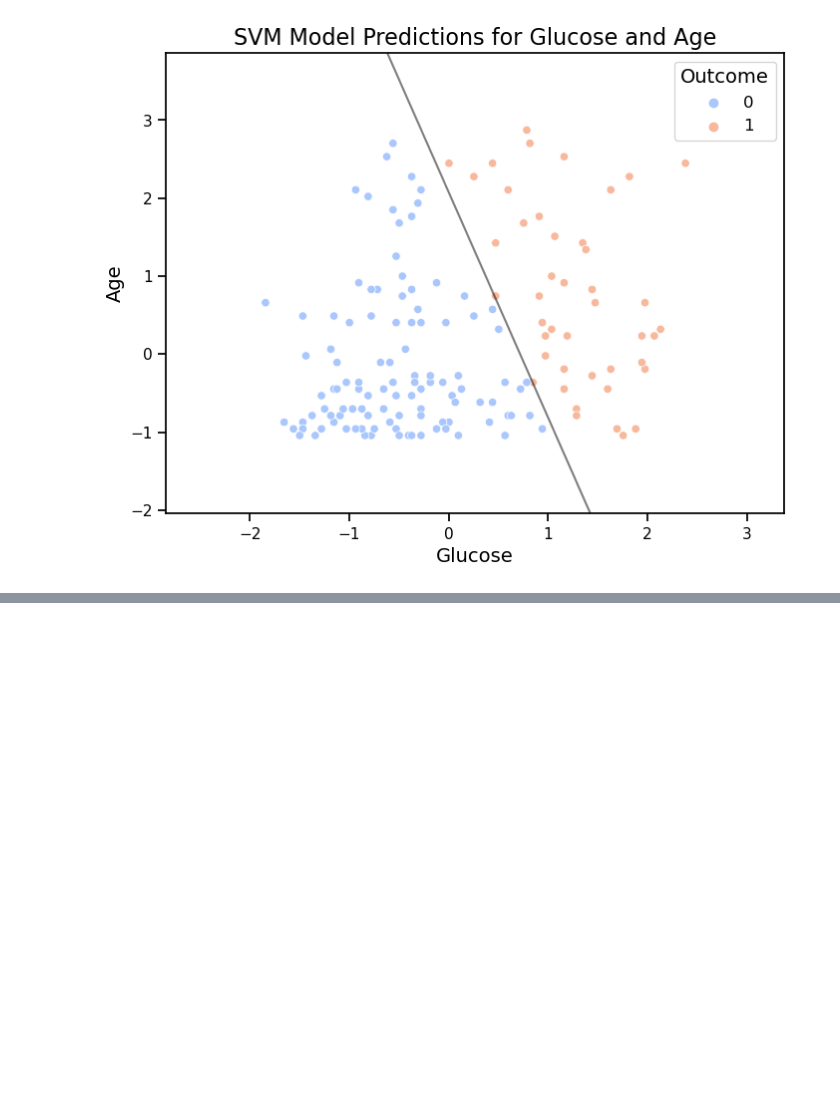
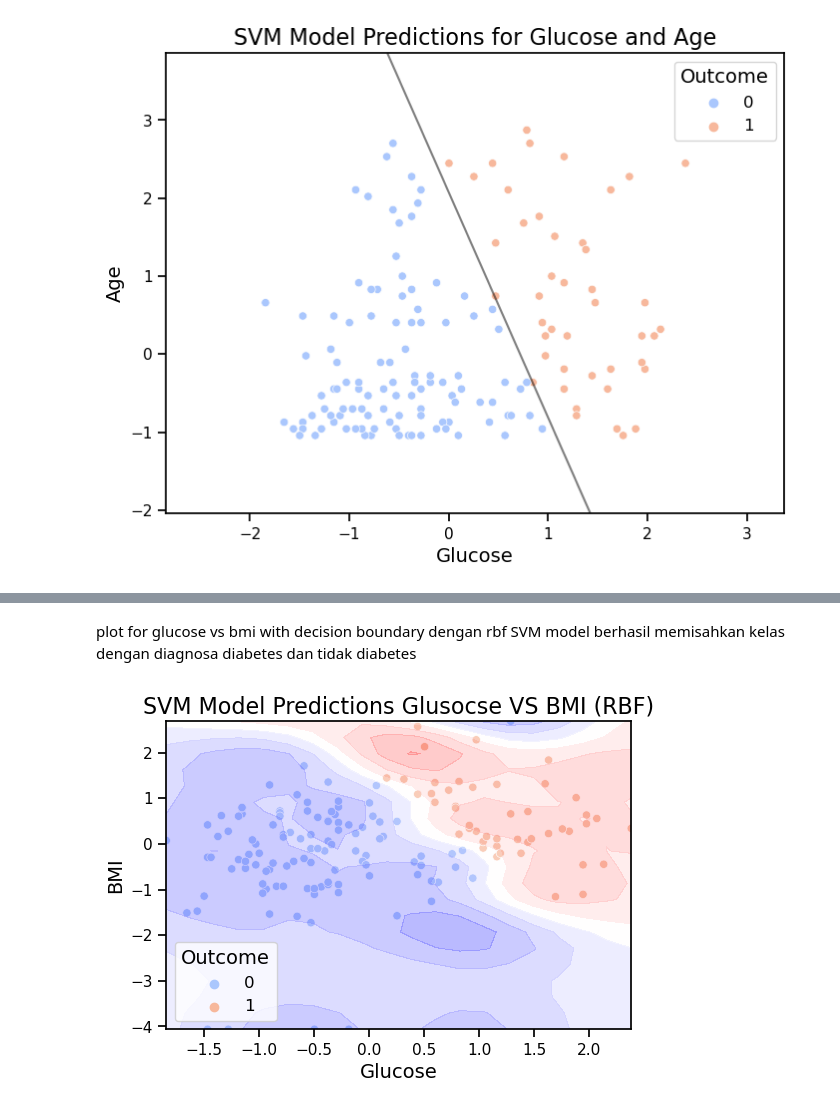
Before and after one commit to Ivan027void/Tugas-2-ML, a Jupyter notebook: 21080107010027_SVM.ipynb, the cells around one changed output, grey strips where cells are left out. Drawn from its saved outputs; the diff is of its cells as text; code cells hidden in the pictures; blank space fills up the shorter version.

Commit message:
Feat: add comment and conclusion to notebook

```diff
--- a/21080107010027_SVM.ipynb
+++ b/21080107010027_SVM.ipynb
@@ -180,7 +190,7 @@ plt.show()
 # %% [output]
 [figure]
 # %%
-sns.set_context('notebook')
+# Visualisasi hubungan antara variabel BMI dan SkinThickness
 plt.figure(figsize=(8, 5))
 sns.scatterplot(x='bmi', y='skinthickness', data=diabetes, hue='outcome', palette='magma')
 plt.title('Relationship between BMI and SkinThickness on the Outcome', fontsize=18, loc='center')
@@ -191,7 +201,7 @@ plt.show()
 # %% [output]
 [figure]
 # %%
-sns.set_context('notebook')
+# Visualisasi hubungan antara variabel Pregnancies dan Outcome
 plt.figure(figsize=(14,6))
 sns.countplot(x='pregnancies',hue='outcome',data=diabetes)
 plt.title('Relationship between Pregnancies on the outcome',fontsize=18,  loc ='center' )
@@ -415,0 +418,21 @@ plt.show()
+# %% [markdown]
+plot for glucose vs bmi with decision boundary dengan rbf SVM model berhasil memisahkan kelas dengan diagnosa diabetes dan tidak diabetes
+# %%
+# Plotting the decision boundary
+plt.figure(figsize=(6, 4))
+sns.scatterplot(x=X_test[:, 0], y=X_test[:, 1], hue=y_pred_rbf, palette='coolwarm')
+plt.xlabel('Glucose', fontsize=14)
+plt.ylabel('BMI', fontsize=14)
+plt.title('SVM Model Predictions Glusocse VS BMI (RBF)', fontsize=16)
+plt.legend(title='Outcome', fontsize=12, title_fontsize='14')
+
+# Add the hyperplane
+x_points = np.linspace(X_test[:, 0].min(), X_test[:, 0].max(), 20)
+y_points = np.linspace(X_test[:, 1].min(), X_test[:, 1].max(), 20)
+X1, X2 = np.meshgrid(x_points, y_points)
+Z = svm_rbf.decision_function(np.array([X1.ravel(), X2.ravel()]).T)
+Z = Z.reshape(X1.shape)
+plt.contourf(X1, X2, Z, cmap='bwr', alpha=0.3)
+plt.show()
+# %% [output]
+[figure, added]
```
Also changed, not shown: parts of 30 cells of this notebook, 1 other file.
